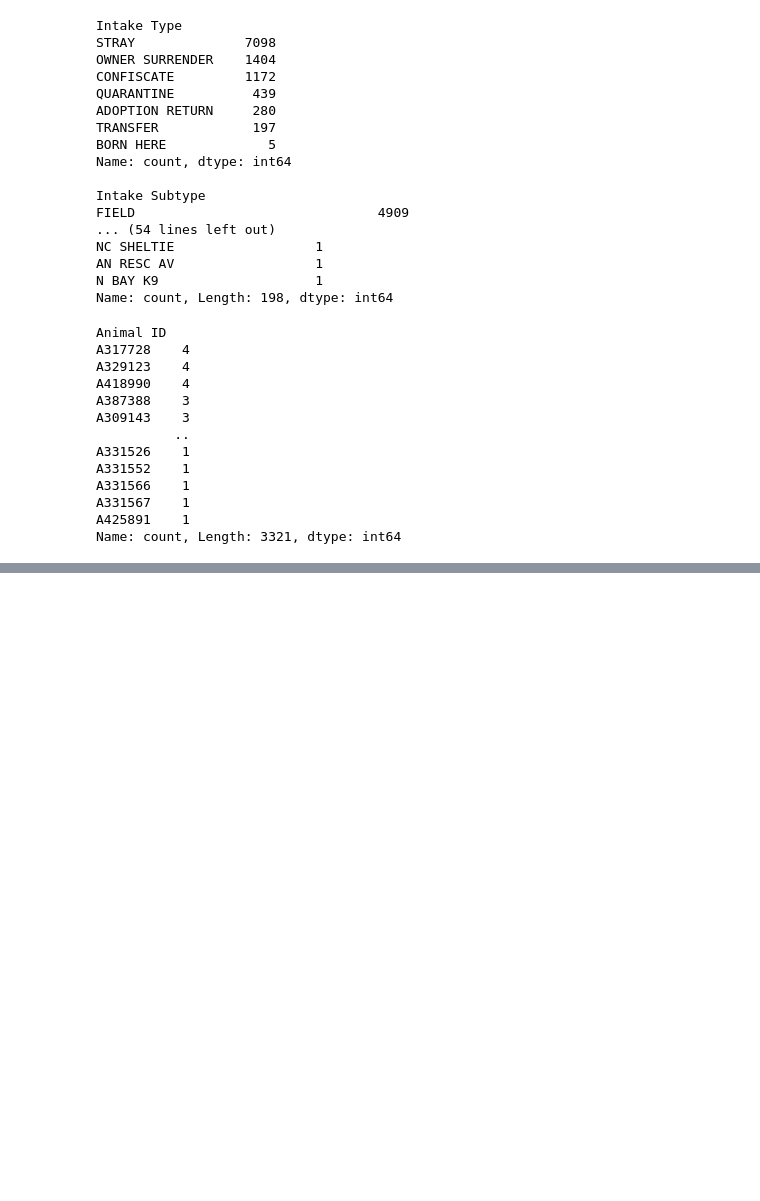
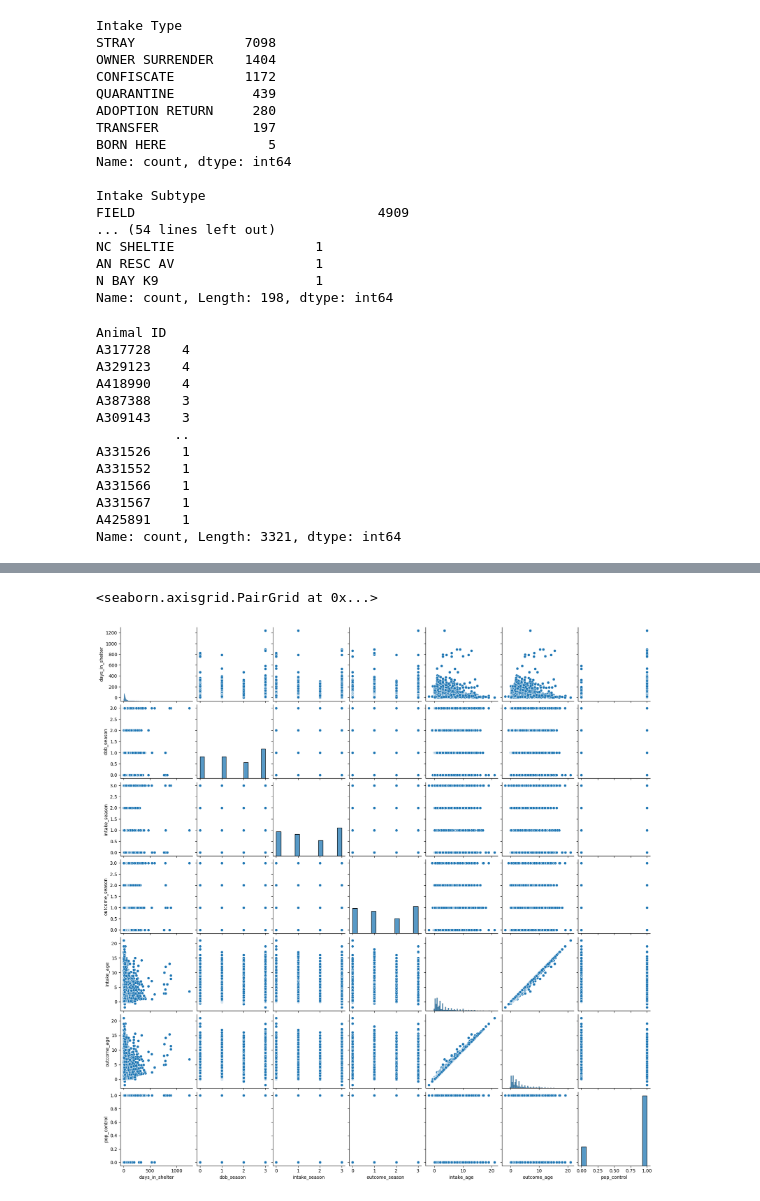
Before and after one commit to rty10/doggy-doggy-what-now, a Jupyter notebook: python_notebooks/nontemporal_EDA_01.ipynb, the cells around one changed output, grey strips where cells are left out. Drawn from its saved outputs; the diff is of its cells as text; code cells hidden in the pictures; blank space fills up the shorter version.

```diff
--- a/python_notebooks/nontemporal_EDA_01.ipynb
+++ b/python_notebooks/nontemporal_EDA_01.ipynb
@@ -476,0 +781,5 @@ TypeError: 'value' must be an instance of str or bytes, not a float
+# %%
+sns.pairplot(data=dog_df[['sex','size','days_in_shelter','intake_type','intake_condition','dob_season','intake_season','outcome_season','outcome_adopt_subtype','intake_age','outcome_age','pop_control']])
+# %% [output]
+<seaborn.axisgrid.PairGrid at 0x...>
+[figure, added]
```
Also changed, not shown: parts of 29 cells of this notebook, 3 other files.
